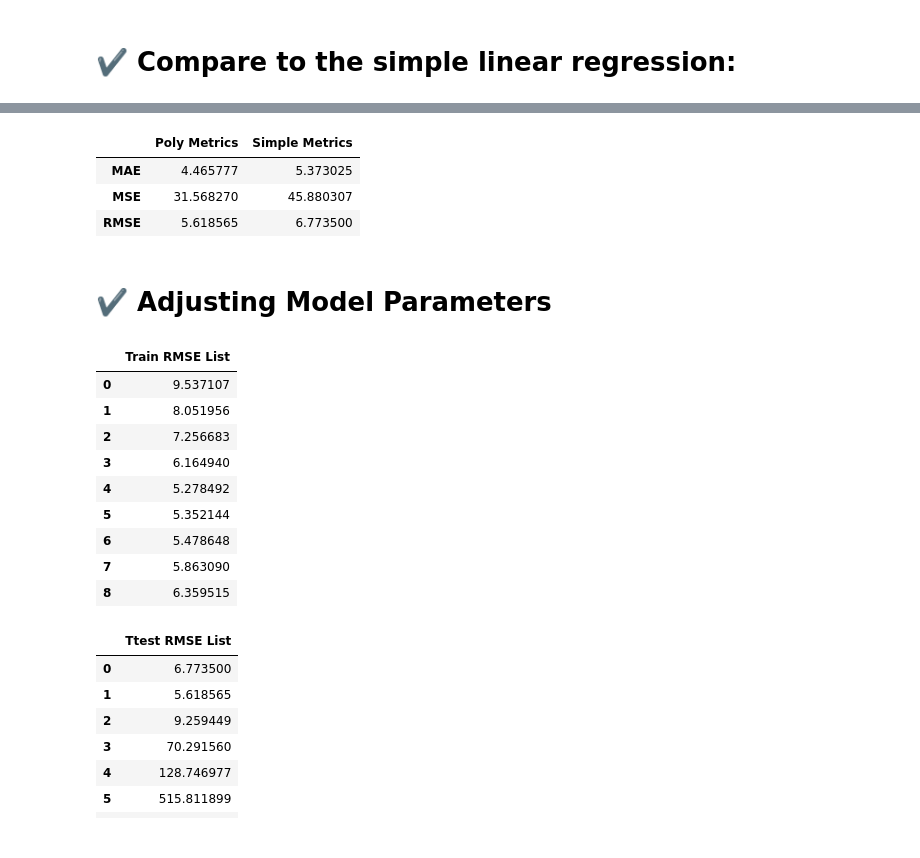
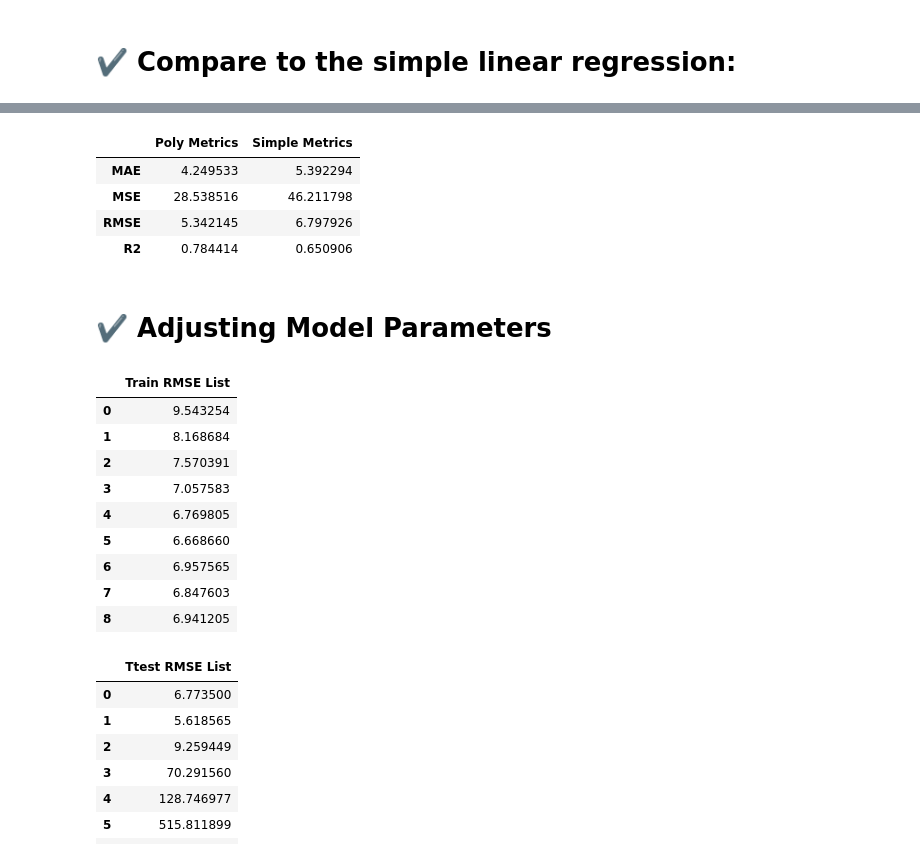
Before and after one commit to swapnil-vyom/ML_learn, a Jupyter notebook: 2 B - Polynomial Regression/Polynomial_Regression.ipynb, the cells around one changed output, grey strips where cells are left out. Drawn from its saved outputs; the diff is of its cells as text; code cells hidden in the pictures.

```diff
--- a/2 B - Polynomial Regression/Polynomial_Regression.ipynb
+++ b/2 B - Polynomial Regression/Polynomial_Regression.ipynb
@@ -182,13 +182,13 @@ sns.pairplot(df)
 # %% [markdown]
 ## **Define X and y**
 # %%
-X=df.drop('Y house price of unit area', axis=1)
+X=df.drop(['Y house price of unit area','No'], axis=1)
 
 y=df['Y house price of unit area']
 # %% [markdown]
 # **✔️ Preprocessing**
 # %%
-polynomial_converter=PolynomialFeatures(degree=2, include_bias=False)
+polynomial_converter=PolynomialFeatures(degree=3, include_bias=False)
 # %%
 poly_features=polynomial_converter.fit(X)
 # %%
@@ -233,8 +233,8 @@ pd.DataFrame({'Y_Test': y_test,'Y_Pred':y_pred, 'Residuals':(y_test-y_pred) }).h
 MAE_Poly = metrics.mean_absolute_error(y_test,y_pred)
 MSE_Poly = metrics.mean_squared_error(y_test,y_pred)
 RMSE_Poly = np.sqrt(MSE_Poly)
-
-pd.DataFrame([MAE_Poly, MSE_Poly, RMSE_Poly],
-             index=['MAE', 'MSE', 'RMSE'], columns=['metrics'])
+R2_poly = metrics.r2_score(y_test,y_pred)
+pd.DataFrame([MAE_Poly, MSE_Poly, RMSE_Poly,R2_poly],
+             index=['MAE', 'MSE', 'RMSE','R2'], columns=['metrics'])
 # %% [output]
 |  | metrics |
@@ -252,3 +253,6 @@ ys_pred=simplemodel.predict(XS_test)
 MAE_simple = metrics.mean_absolute_error(ys_test,ys_pred)
 MSE_simple = metrics.mean_squared_error(ys_test,ys_pred)
 RMSE_simple = np.sqrt(MSE_simple)
+R2_simple= metrics.r2_score(ys_test,ys_pred)
+pd.DataFrame([MAE_simple, MSE_simple, RMSE_simple,R2_simple],
+             index=['MAE', 'MSE', 'RMSE','R2'], columns=['metrics'])
@@ -255,11 +265,12 @@ RMSE_simple = np.sqrt(MSE_simple)
 # %%
-pd.DataFrame({'Poly Metrics': [MAE_Poly, MSE_Poly, RMSE_Poly], 'Simple Metrics':[MAE_simple, MSE_simple,
-                                                                                 RMSE_simple]}, index=['MAE', 'MSE', 'RMSE'])
+pd.DataFrame({'Poly Metrics': [MAE_Poly, MSE_Poly, RMSE_Poly,R2_poly], 'Simple Metrics':[MAE_simple, MSE_simple,
+                                                                                 RMSE_simple,R2_simple]}, index=['MAE', 'MSE', 'RMSE','R2'])
 # %% [output]
 |  | Poly Metrics | Simple Metrics |
-| MAE | 4.465777 | 5.373025 |
-| MSE | 31.568270 | 45.880307 |
-| RMSE | 5.618565 | 6.773500 |
+| MAE | 4.249533 | 5.392294 |
+| MSE | 28.538516 | 46.211798 |
+| RMSE | 5.342145 | 6.797926 |
+| R2 | 0.784414 | 0.650906 |
 # %% [markdown]
 # **✔️ Adjusting Model Parameters**
 # %%
@@ -303,15 +314,15 @@ for d in range(1,10):
 pd.DataFrame({'Train RMSE List':train_RMSE_list})
 # %% [output]
 |  | Train RMSE List |
-| 0 | 9.537107 |
-| 1 | 8.051956 |
-| 2 | 7.256683 |
-| 3 | 6.164940 |
-| 4 | 5.278492 |
-| 5 | 5.352144 |
-| 6 | 5.478648 |
-| 7 | 5.863090 |
-| 8 | 6.359515 |
+| 0 | 9.543254 |
+| 1 | 8.168684 |
+| 2 | 7.570391 |
+| 3 | 7.057583 |
+| 4 | 6.769805 |
+| 5 | 6.668660 |
+| 6 | 6.957565 |
+| 7 | 6.847603 |
+| 8 | 6.941205 |
 # %%
 pd.DataFrame({'Ttest RMSE List':test_RMSE_list})
 # %% [output]
```
Also changed, not shown: parts of 6 cells of this notebook.
